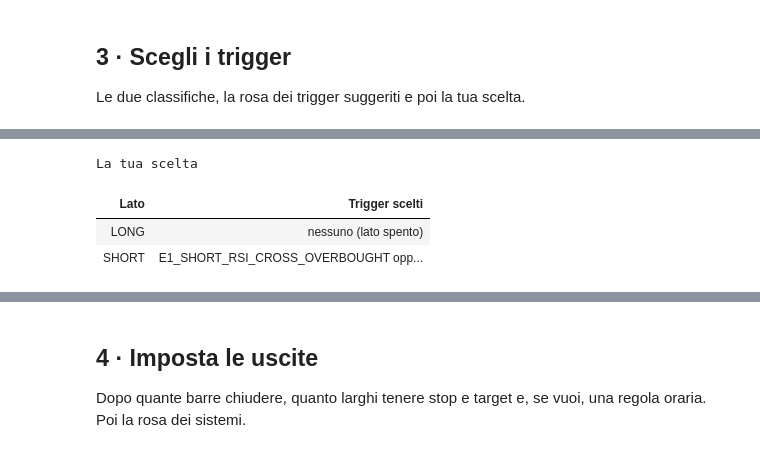
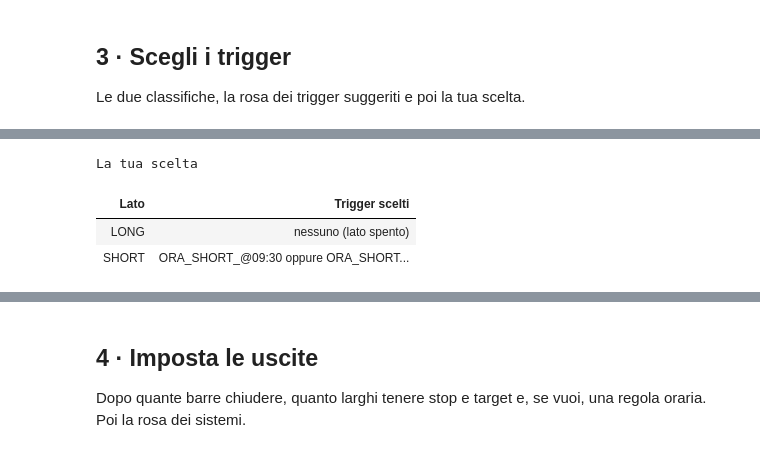
Before and after one commit to matti410/Trading-System-Creator_V4, a Jupyter notebook: Trading_System_Lab.ipynb, the cells around one changed output, grey strips where cells are left out. Saved outputs shown, nothing was run; the diff lists cells and outputs as text; code cells hidden in the pictures.

```diff
--- a/Trading_System_Lab.ipynb
+++ b/Trading_System_Lab.ipynb
@@ -170,16 +170,16 @@ La rosa dei trigger (in-sample, 31 barre, prima dei costi)
 # %%
 #@title 3b · La tua scelta { display-mode: "form" }
 #@markdown Copia i nomi dalla classifica. Più nomi sullo stesso lato: separali con una virgola. Lato vuoto = spento.
 #@markdown Trigger a orario: `ORA_LONG_@12:30` o `ORA_SHORT_@12:30` = entra ogni giorno a quell'ora (ora del profilo 2b).
 trigger_long = ""  #@param {type:"string"}
-trigger_short = "E1_SHORT_RSI_CROSS_OVERBOUGHT, E8_SHORT_CLOSING_PATTERN_ONLY, ORA_SHORT_@09:30"  #@param {type:"string"}
+trigger_short = "ORA_SHORT_@09:30, ORA_SHORT_@09:45, ORA_SHORT_@10:00, ORA_SHORT_@10:15"  #@param {type:"string"}
 
 scegli_trigger(s, long=trigger_long, short=trigger_short)
 # %% [output]
 La tua scelta
 | Lato | Trigger scelti |
 | LONG | nessuno (lato spento) |
-| SHORT | E1_SHORT_RSI_CROSS_OVERBOUGHT opp... |
+| SHORT | ORA_SHORT_@09:30 oppure ORA_SHORT... |
 [interactive output not drawn]
 # %% [markdown]
 ## 4 · Imposta le uscite
```
Also changed, not shown: parts of 10 cells of this notebook.
